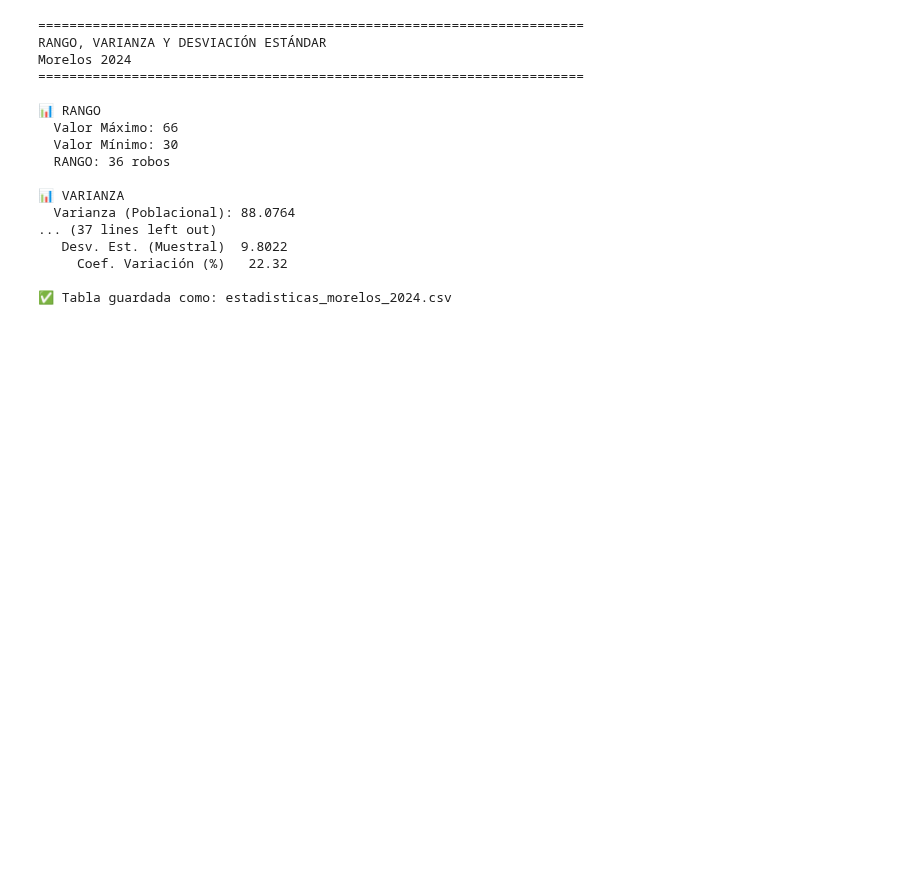
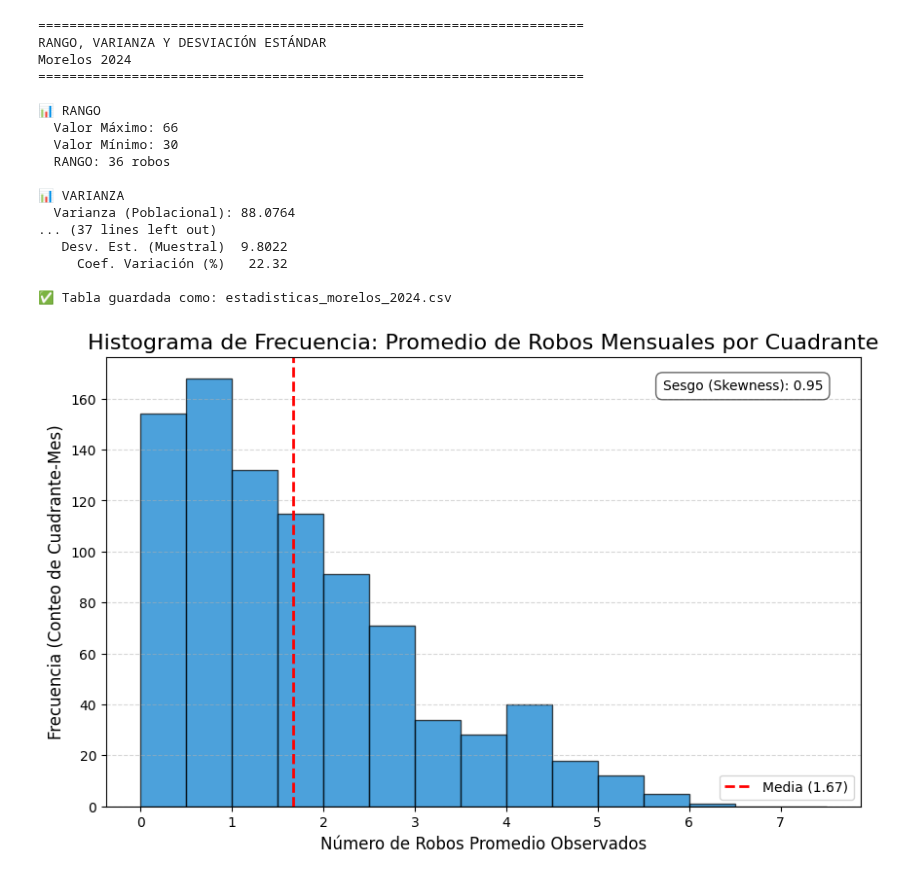
Before and after one commit to CLA-TI3001C-AD2025-G100/A01563230-EDA, a Jupyter notebook: FICOSEC.ipynb, the cells around one changed output. Saved outputs shown, nothing was run; the diff lists cells and outputs as text; code cells hidden in the pictures; blank space fills up the shorter version.

```diff
--- a/FICOSEC.ipynb
+++ b/FICOSEC.ipynb
@@ -1402,0 +990,75 @@ print("=" * 70)
+# %%
+import pandas as pd
+import matplotlib.pyplot as plt
+import numpy as np
+
+# Definición del archivo de datos
+FILE_PATH = 'cuadrantes_negocios.csv'
+# Color simple para las barras
+COLOR_BARRA = '#007ACC' # Azul de FICOSEC
+
+def generar_histograma_simple(df):
+    """
+    Genera un histograma de la distribución de las frecuencias de robos
+    mensuales observadas en todos los cuadrantes.
+    """
+
+    # 1. Identificar las columnas de robos (MES 1, MES 2, etc.)
+    # Buscamos columnas que contengan 'PROMEDIO DE ROBOS A NEGOCIOS'
+    cols_robos = [col for col in df.columns if 'PROMEDIO DE ROBOS A NEGOCIOS' in col]
+
+    # 2. Apilar los datos: transformar las columnas en una única serie para el histograma
+    # Esto nos da la distribución de 'frecuencias' de robos para todos los meses y cuadrantes.
+    datos_histograma = df[cols_robos].values.flatten()
+
+    # 3. Eliminar valores cero (ya que distorsionarían la visualización de bajas frecuencias)
+    # Se puede considerar dejar los ceros si el objetivo es mostrar el alto número de eventos con 0 robos.
+    # Para un mejor análisis de la distribución de robos *positivos*:
+    datos_histograma = datos_histograma[datos_histograma > 0]
+
+    # Si no quedan datos después de filtrar:
+    if len(datos_histograma) == 0:
+        print("Error: No hay datos de robos positivos para generar el histograma.")
+        return
+
+    # 4. Generar el Histograma
+    plt.figure(figsize=(10, 6))
+
+    # Usamos np.arange para definir los límites de los 'bins' (contenedores)
+    # El rango máximo es el valor más alto en tus datos. Usaremos bins pequeños.
+    max_robos = np.ceil(datos_histograma.max())
+    bins_list = np.arange(0, max_robos + 1, 0.5) # Bins de 0.5 en 0.5
+
+    # Generar el histograma con el color simple
+    plt.hist(datos_histograma, bins=bins_list, color=COLOR_BARRA, edgecolor='black', alpha=0.7)
+
+    # 5. Añadir etiquetas y título
+    plt.title('Histograma de Frecuencia: Promedio de Robos Mensuales por Cuadrante', fontsize=16)
+    plt.xlabel('Número de Robos Promedio Observados', fontsize=12)
+    plt.ylabel('Frecuencia (Conteo de Cuadrante-Mes)', fontsize=12)
+    plt.grid(axis='y', alpha=0.5, linestyle='--')
+
+    # Calcular e indicar el Sesgo (Skewness)
+    sesgo = pd.Series(datos_histograma).skew()
+    plt.axvline(pd.Series(datos_histograma).mean(), color='red', linestyle='dashed', linewidth=2, label=f'Media ({pd.Series(datos_histograma).mean():.2f})')
+    plt.text(0.95, 0.95, f'Sesgo (Skewness): {sesgo:.2f}', transform=plt.gca().transAxes,
+             fontsize=10, verticalalignment='top', horizontalalignment='right',
+             bbox=dict(boxstyle="round,pad=0.5", fc="white", alpha=0.6))
+    plt.legend()
+
+    plt.show()
+
+# --- Ejecución Principal ---
+try:
+    # Cargar el archivo CSV
+    df = pd.read_csv(FILE_PATH)
+
+    # Llamar a la función para generar el histograma
+    generar_histograma_simple(df)
+
+except FileNotFoundError:
+    print(f"ERROR: No se encontró el archivo '{FILE_PATH}'. Asegúrate de que el archivo esté cargado correctamente.")
+except Exception as e:
+    print(f"Ocurrió un error durante el procesamiento de datos: {e}")
+# %% [output]
+[figure, added]
```
Also changed, not shown: parts of 7 cells of this notebook, 3 other files.
